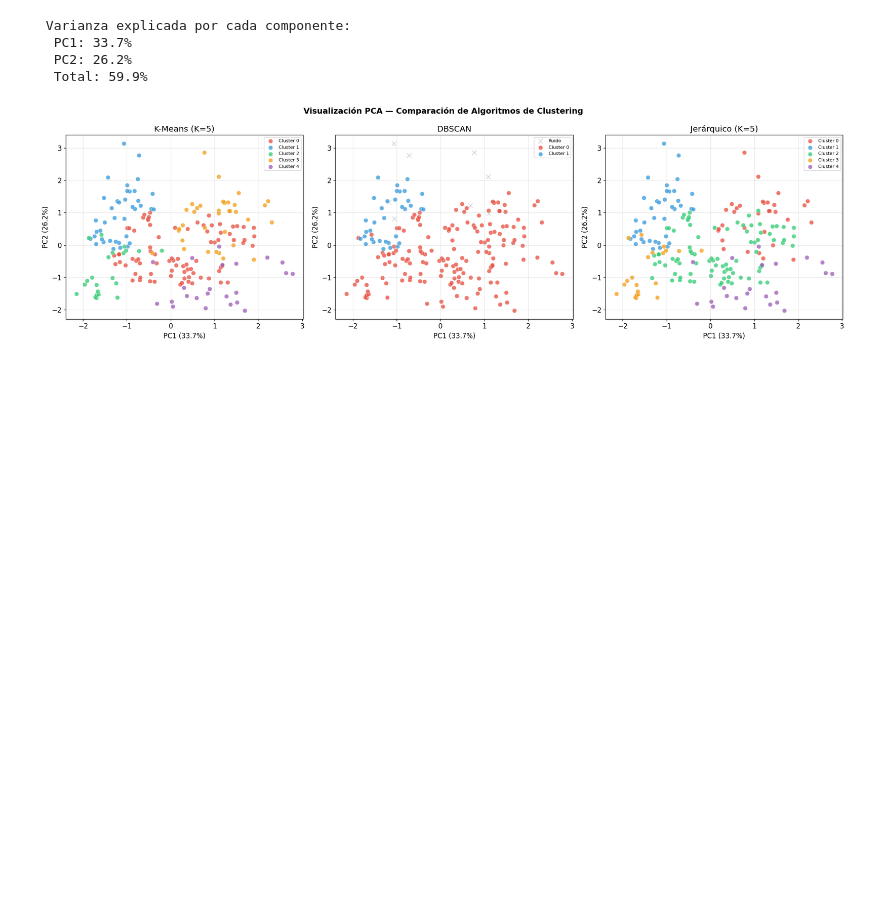
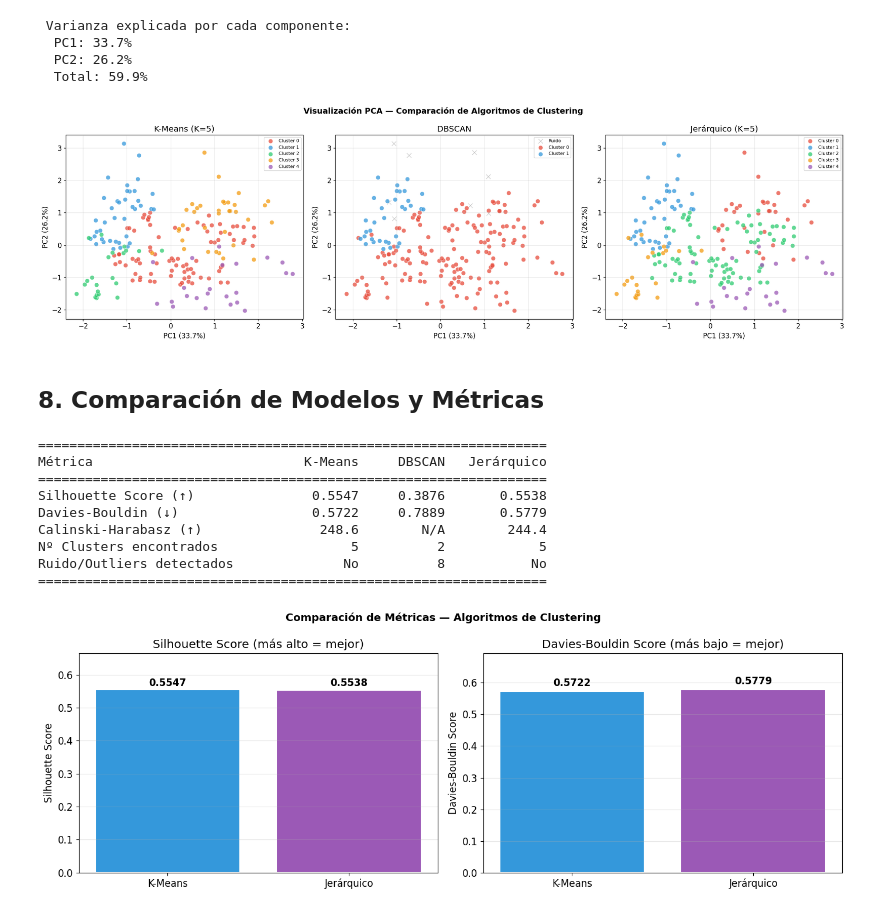
Before and after one commit to DaihanaMora/ML-Cancer-Market, a Jupyter notebook: Agrupamiento_Clientes.ipynb, the cells around one changed output. Cells and saved outputs as stored; diff of their text form; code cells hidden in the pictures; blank space fills up the shorter version.

```diff
--- a/Agrupamiento_Clientes.ipynb
+++ b/Agrupamiento_Clientes.ipynb
@@ -672,3 +672,59 @@ plt.show()
   PC2: 26.2%
   Total: 59.9%
 [figure]
+# %% [markdown]
+## 8. Comparación de Modelos y Métricas
+# %%
+# Tabla comparativa
+print("=" * 65)
+print(f"{'Métrica':<30} {'K-Means':>10} {'DBSCAN':>10} {'Jerárquico':>12}")
+print("=" * 65)
+
+sil_db_val = f"{sil_db:.4f}" if sil_db is not None else "N/A"
+db_db_val  = f"{db_db:.4f}"  if db_db  is not None else "N/A"
+
+print(f"{'Silhouette Score (↑)':<30} {sil_km:>10.4f} {sil_db_val:>10} {sil_hier:>12.4f}")
+print(f"{'Davies-Bouldin (↓)':<30} {db_km:>10.4f} {db_db_val:>10} {db_hier:>12.4f}")
+print(f"{'Calinski-Harabasz (↑)':<30} {ch_km:>10.1f} {'N/A':>10} {ch_hier:>12.1f}")
+print(f"{'Nº Clusters encontrados':<30} {'5':>10} {str(n_clusters_db):>10} {'5':>12}")
+print(f"{'Ruido/Outliers detectados':<30} {'No':>10} {str(n_noise):>10} {'No':>12}")
+print("=" * 65)
+
+# Gráfica resumen
+fig, axes = plt.subplots(1, 2, figsize=(14, 5))
+fig.suptitle('Comparación de Métricas — Algoritmos de Clustering', fontsize=13, fontweight='bold')
+
+modelos = ['K-Means', 'Jerárquico']
+sils = [sil_km, sil_hier]
+dbs = [db_km, db_hier]
+
+axes[0].bar(modelos, sils, color=['#3498DB','#9B59B6'], edgecolor='white', linewidth=1.5)
+for i, (m, s) in enumerate(zip(modelos, sils)):
+    axes[0].text(i, s + 0.005, f'{s:.4f}', ha='center', va='bottom', fontweight='bold')
+axes[0].set_title('Silhouette Score (más alto = mejor)')
+axes[0].set_ylabel('Silhouette Score')
+axes[0].set_ylim(0, max(sils)*1.2)
+axes[0].grid(axis='y', alpha=0.3)
+
+axes[1].bar(modelos, dbs, color=['#3498DB','#9B59B6'], edgecolor='white', linewidth=1.5)
+for i, (m, d) in enumerate(zip(modelos, dbs)):
+    axes[1].text(i, d + 0.01, f'{d:.4f}', ha='center', va='bottom', fontweight='bold')
+axes[1].set_title('Davies-Bouldin Score (más bajo = mejor)')
+axes[1].set_ylabel('Davies-Bouldin Score')
+axes[1].set_ylim(0, max(dbs)*1.2)
+axes[1].grid(axis='y', alpha=0.3)
+
+plt.tight_layout()
+plt.savefig('comparacion_metricas.png', dpi=150, bbox_inches='tight')
+plt.show()
+# %% [output]
+=================================================================
+Métrica                           K-Means     DBSCAN   Jerárquico
+=================================================================
+Silhouette Score (↑)               0.5547     0.3876       0.5538
+Davies-Bouldin (↓)                 0.5722     0.7889       0.5779
+Calinski-Harabasz (↑)               248.6        N/A        244.4
+Nº Clusters encontrados                 5          2            5
+Ruido/Outliers detectados              No          8           No
+=================================================================
+[figure, added]
```
